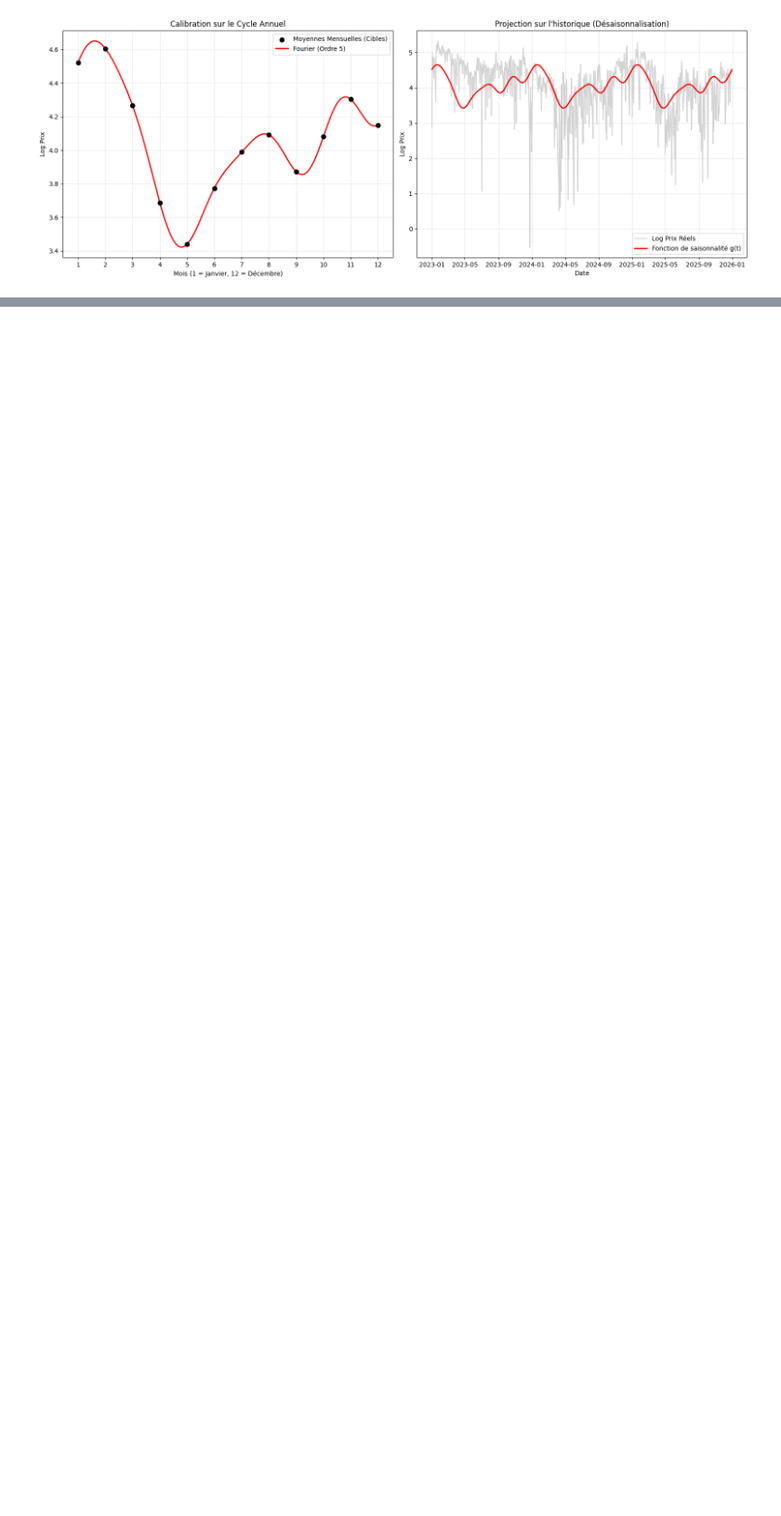
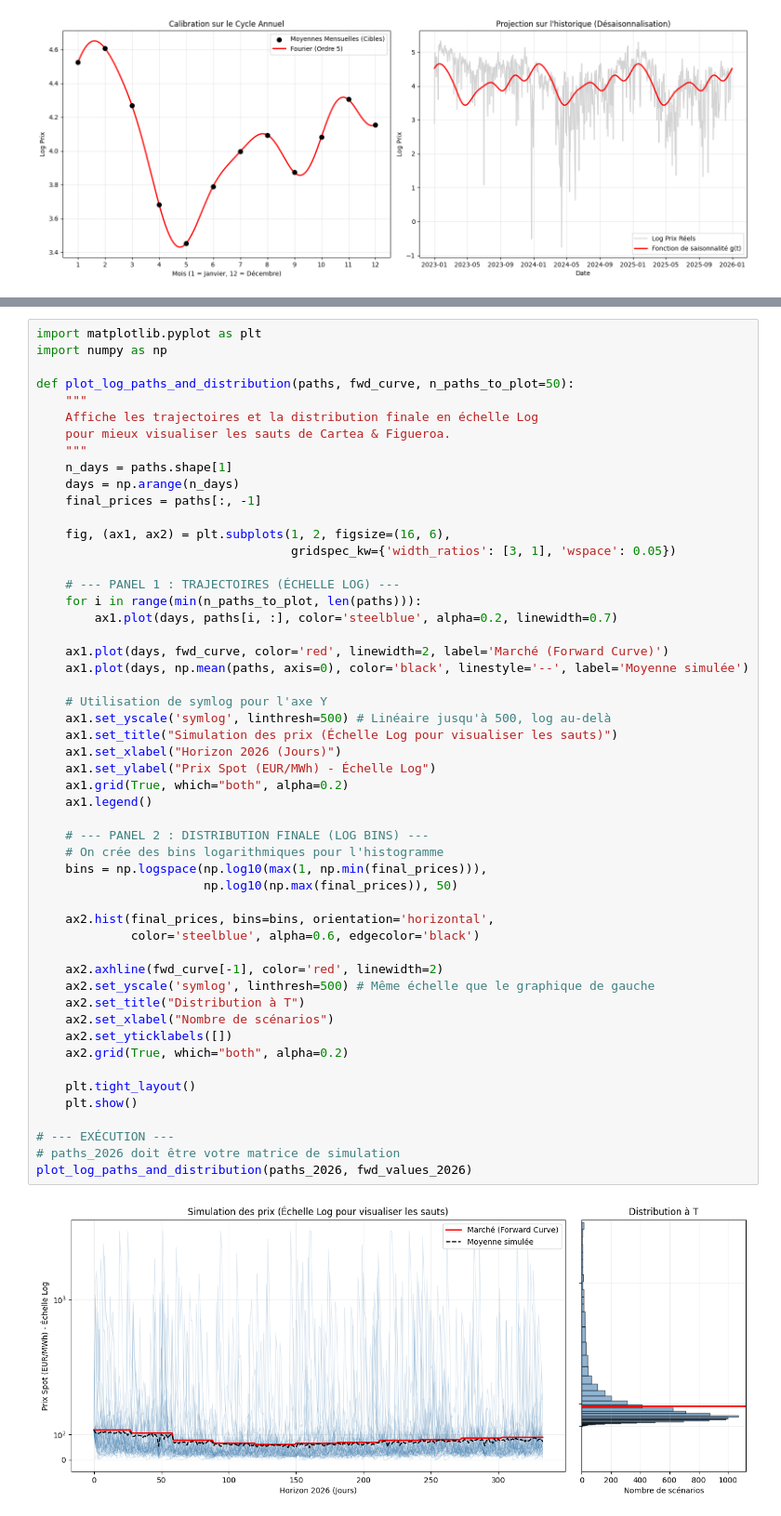
Before and after one commit to tomducard/SwingContractPricing, a Jupyter notebook: EnergyRisk/main.ipynb, the cells around one changed output, grey strips where cells are left out. Shown at 93% size. Cells and saved outputs as stored; diff of their text form; blank space fills up the shorter version.

```diff
--- a/EnergyRisk/main.ipynb
+++ b/EnergyRisk/main.ipynb
@@ -411,0 +734,54 @@ Volatilité saut (Sigma_J)    : 1.8001
+# %%
+import matplotlib.pyplot as plt
+import numpy as np
+
+def plot_log_paths_and_distribution(paths, fwd_curve, n_paths_to_plot=50):
+    """
+    Affiche les trajectoires et la distribution finale en échelle Log
+    pour mieux visualiser les sauts de Cartea & Figueroa.
+    """
+    n_days = paths.shape[1]
+    days = np.arange(n_days)
+    final_prices = paths[:, -1]
+
+    fig, (ax1, ax2) = plt.subplots(1, 2, figsize=(16, 6),
+                                   gridspec_kw={'width_ratios': [3, 1], 'wspace': 0.05})
+
+    # --- PANEL 1 : TRAJECTOIRES (ÉCHELLE LOG) ---
+    for i in range(min(n_paths_to_plot, len(paths))):
+        ax1.plot(days, paths[i, :], color='steelblue', alpha=0.2, linewidth=0.7)
+
+    ax1.plot(days, fwd_curve, color='red', linewidth=2, label='Marché (Forward Curve)')
+    ax1.plot(days, np.mean(paths, axis=0), color='black', linestyle='--', label='Moyenne simulée')
+
+    # Utilisation de symlog pour l'axe Y
+    ax1.set_yscale('symlog', linthresh=500) # Linéaire jusqu'à 500, log au-delà
+    ax1.set_title("Simulation des prix (Échelle Log pour visualiser les sauts)")
+    ax1.set_xlabel("Horizon 2026 (Jours)")
+    ax1.set_ylabel("Prix Spot (EUR/MWh) - Échelle Log")
+    ax1.grid(True, which="both", alpha=0.2)
+    ax1.legend()
+
+    # --- PANEL 2 : DISTRIBUTION FINALE (LOG BINS) ---
+    # On crée des bins logarithmiques pour l'histogramme
+    bins = np.logspace(np.log10(max(1, np.min(final_prices))),
+                       np.log10(np.max(final_prices)), 50)
+
+    ax2.hist(final_prices, bins=bins, orientation='horizontal',
+             color='steelblue', alpha=0.6, edgecolor='black')
+
+    ax2.axhline(fwd_curve[-1], color='red', linewidth=2)
+    ax2.set_yscale('symlog', linthresh=500) # Même échelle que le graphique de gauche
+    ax2.set_title("Distribution à T")
+    ax2.set_xlabel("Nombre de scénarios")
+    ax2.set_yticklabels([])
+    ax2.grid(True, which="both", alpha=0.2)
+
+    plt.tight_layout()
+    plt.show()
+
+# --- EXÉCUTION ---
+# paths_2026 doit être votre matrice de simulation
+plot_log_paths_and_distribution(paths_2026, fwd_values_2026)
+# %% [output]
+[figure, added]
```
Also changed, not shown: parts of 20 cells of this notebook, 2 other files.
